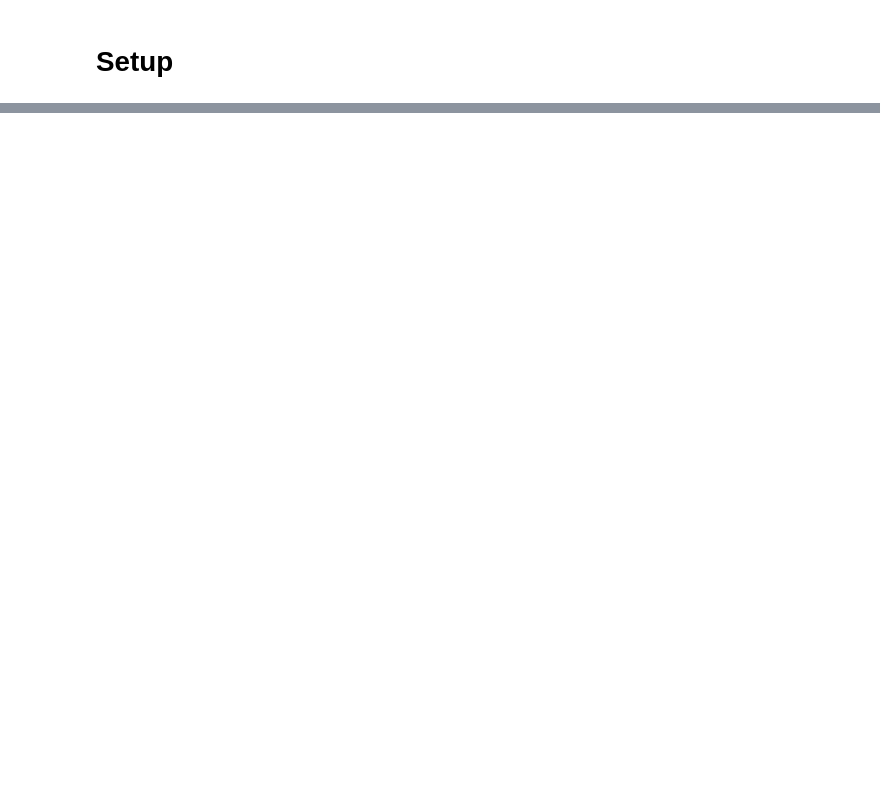
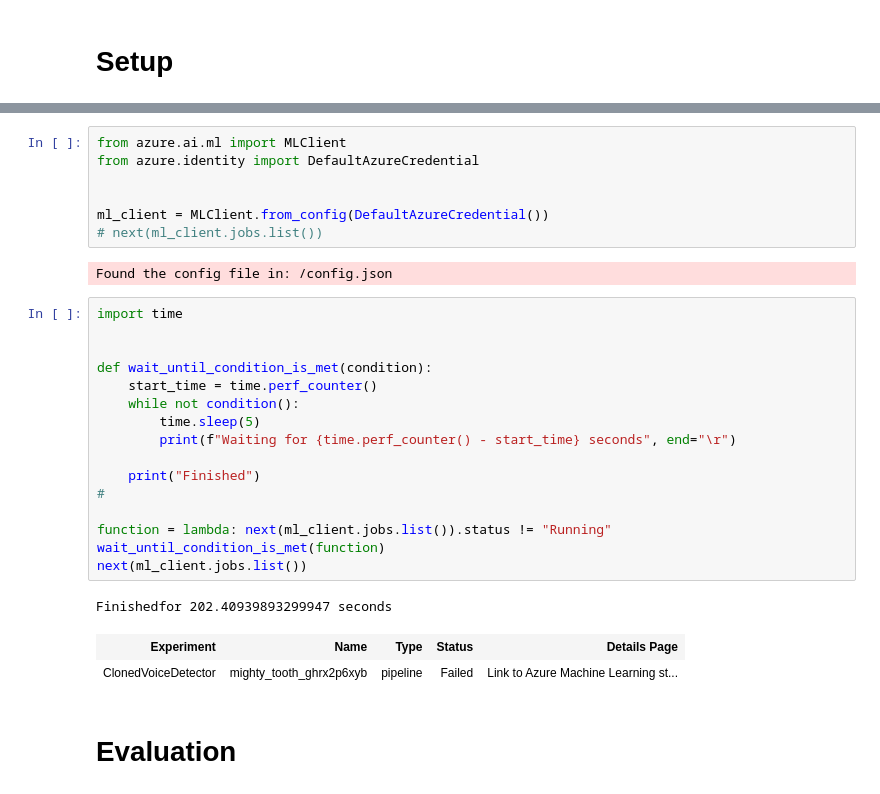
Before and after one commit to rubchume/VoiceCloningFakeAudioDetection, a Jupyter notebook: notebooks_classification/HuggingFace.ipynb, the cells around one changed output, grey strips where cells are left out. Cells and saved outputs as stored; diff of their text form; blank space fills up the shorter version.

```diff
--- a/notebooks_classification/HuggingFace.ipynb
+++ b/notebooks_classification/HuggingFace.ipynb
@@ -787,0 +977,31 @@ KeyboardInterrupt:
+# %%
+from azure.ai.ml import MLClient
+from azure.identity import DefaultAzureCredential
+
+
+ml_client = MLClient.from_config(DefaultAzureCredential())
+# next(ml_client.jobs.list())
+# %% [output]
+Found the config file in: /config.json
+# %%
+import time
+
+
+def wait_until_condition_is_met(condition):
+    start_time = time.perf_counter()
+    while not condition():
+        time.sleep(5)
+        print(f"Waiting for {time.perf_counter() - start_time} seconds", end="\r")
+
+    print("Finished")
+#
+
+function = lambda: next(ml_client.jobs.list()).status != "Running"
+wait_until_condition_is_met(function)
+next(ml_client.jobs.list())
+# %% [output]
+Finishedfor 202.40939893299947 seconds
+| Experiment | Name | Type | Status | Details Page |
+| ClonedVoiceDetector | mighty_tooth_ghrx2p6xyb | pipeline | Failed | Link to Azure Machine Learning st... |
+# %% [markdown]
+# Evaluation
```
Also changed, not shown: parts of 99 cells of this notebook, 23 other files.
